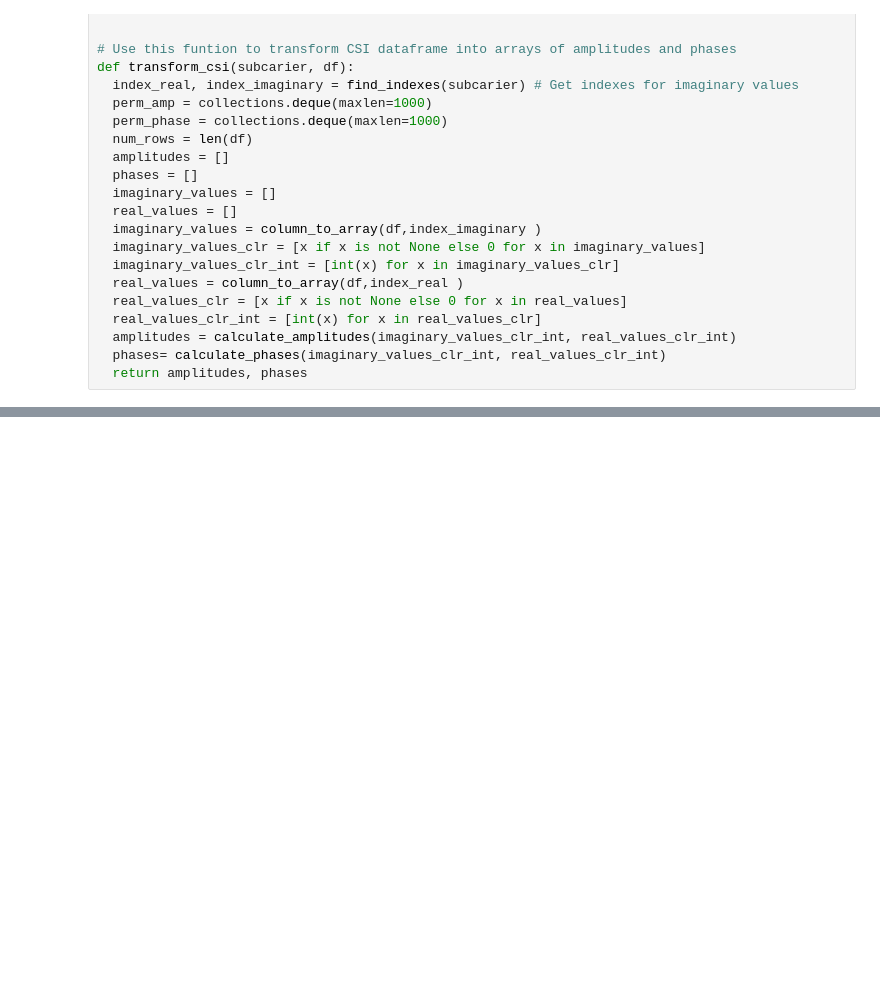
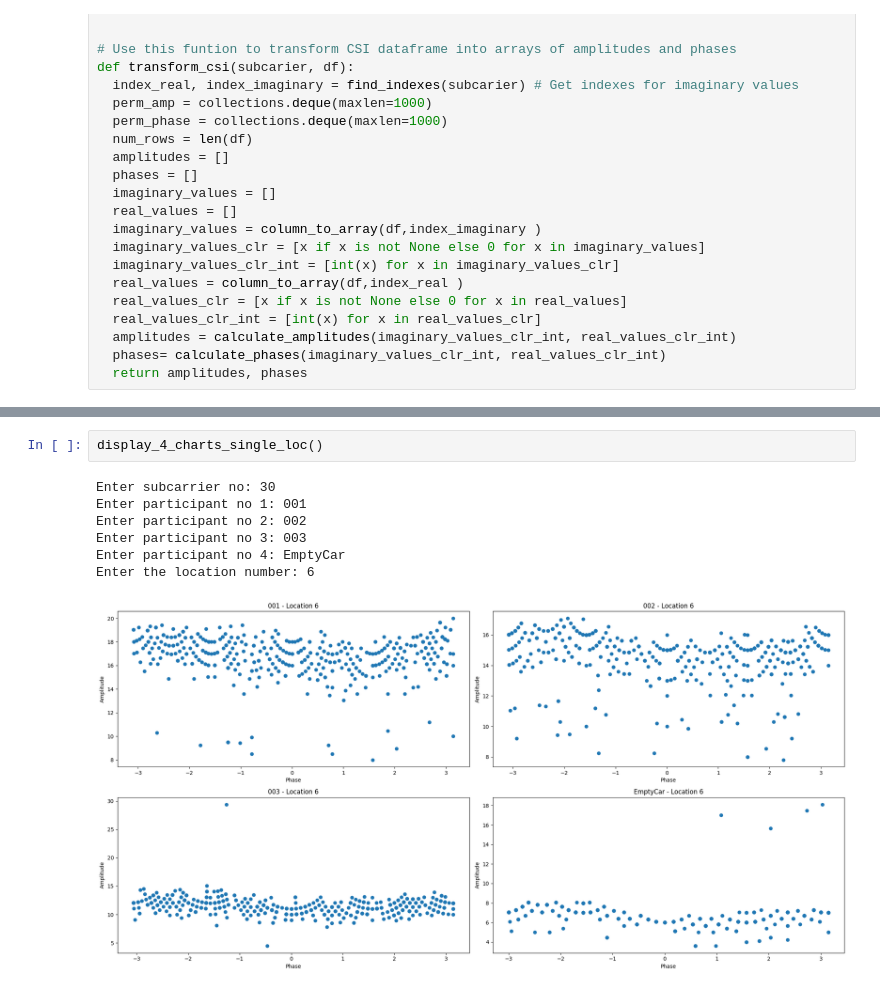
Before and after one commit to MilixUK/AssemblerExample, a Jupyter notebook: Stacked_plot_v1.ipynb, the cells around one changed output, grey strips where cells are left out. Drawn from its saved outputs; the diff is of its cells as text; blank space fills up the shorter version.

```diff
--- a/Stacked_plot_v1.ipynb
+++ b/Stacked_plot_v1.ipynb
@@ -145,0 +203,10 @@ Enter the location number: 4
+# %%
+display_4_charts_single_loc()
+# %% [output]
+Enter subcarrier no: 30
+Enter participant no 1: 001
+Enter participant no 2: 002
+Enter participant no 3: 003
+Enter participant no 4: EmptyCar
+Enter the location number: 6
+[figure, added]
```
Also changed, not shown: parts of 10 cells of this notebook.
